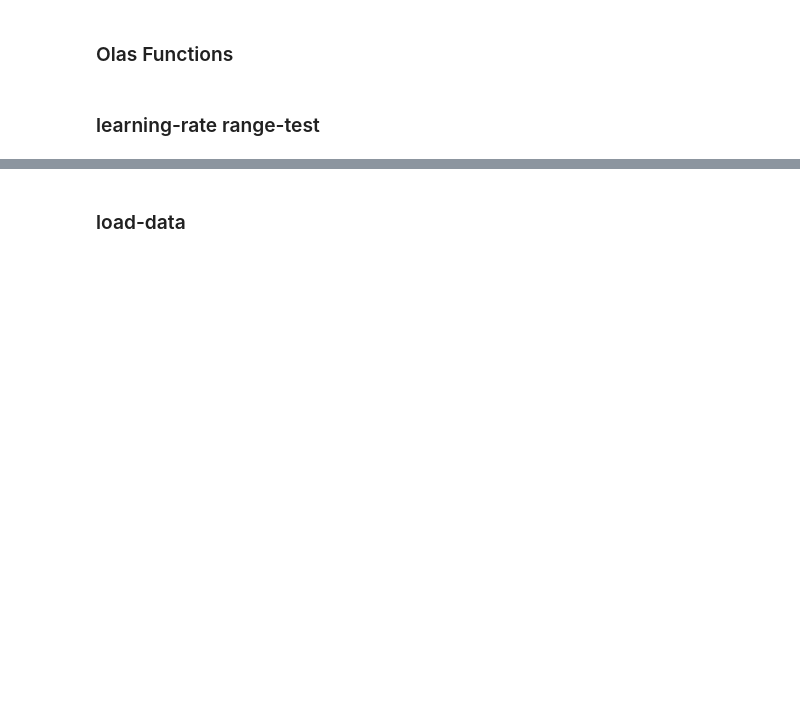
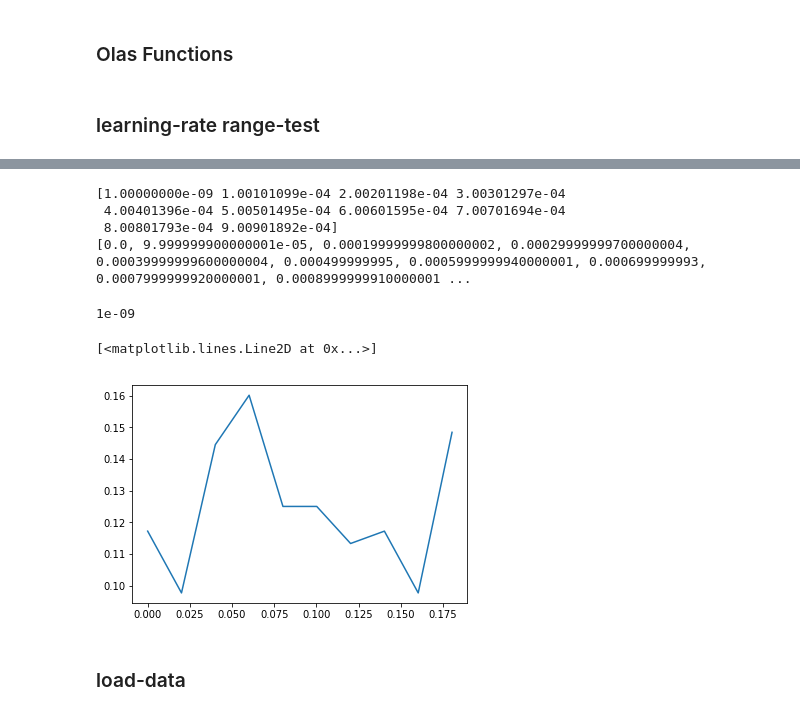
Before and after one commit to khushdeep-singh/DD2424project, a Jupyter notebook: assignmentforsaturdayOla.ipynb, the cells around one changed output, grey strips where cells are left out. Drawn from its saved outputs; the diff is of its cells as text; code cells hidden in the pictures; blank space fills up the shorter version.

```diff
--- a/assignmentforsaturdayOla.ipynb
+++ b/assignmentforsaturdayOla.ipynb
@@ -242,6 +243,27 @@ time after 3900 iterations: 187.07589197158813 seconds
+# %%
+what = np.linspace(1e-9, 1e-1, 1000)
+print(what[0:10])
+whej = []
+f = (1e-1 - 1e-9)/1000
+for i in range(1000):
+    whej = whej + [i*f]
+print(whej[0:10])
+
+plt.plot()
+# %% [output]
+[1.00000000e-09 1.00101099e-04 2.00201198e-04 3.00301297e-04
+ 4.00401396e-04 5.00501495e-04 6.00601595e-04 7.00701694e-04
+ 8.00801793e-04 9.00901892e-04]
+[0.0, 9.999999900000001e-05, 0.00019999999800000002, 0.00029999999700000004, 0.00039999999600000004, 0.000499999995, 0.0005999999940000001, 0.000699999993, 0.0007999999920000001, 0.0008999999910000001 ...
 # %%
-x1, x2 = [np.linspace(1e-10, 1e-4, num) for num in [len(accuracy), len(loss)]]
-plt.plot(x1, np.array(accuracy))
+x1, x2 = [np.linspace(min_lr, max_lr, num) for num in [len(accuracy), len(loss)]]
+print(x1[0])
+np.linspace
+plt.plot(x1[0:10], np.array(accuracy[0:10]))
+# %% [output]
+1e-09
+[<matplotlib.lines.Line2D at 0x...>]
+[figure, added]
 # %% [markdown]
 ### load-data
 # %%
```
Also changed, not shown: parts of 2 cells of this notebook, 4 other files.
